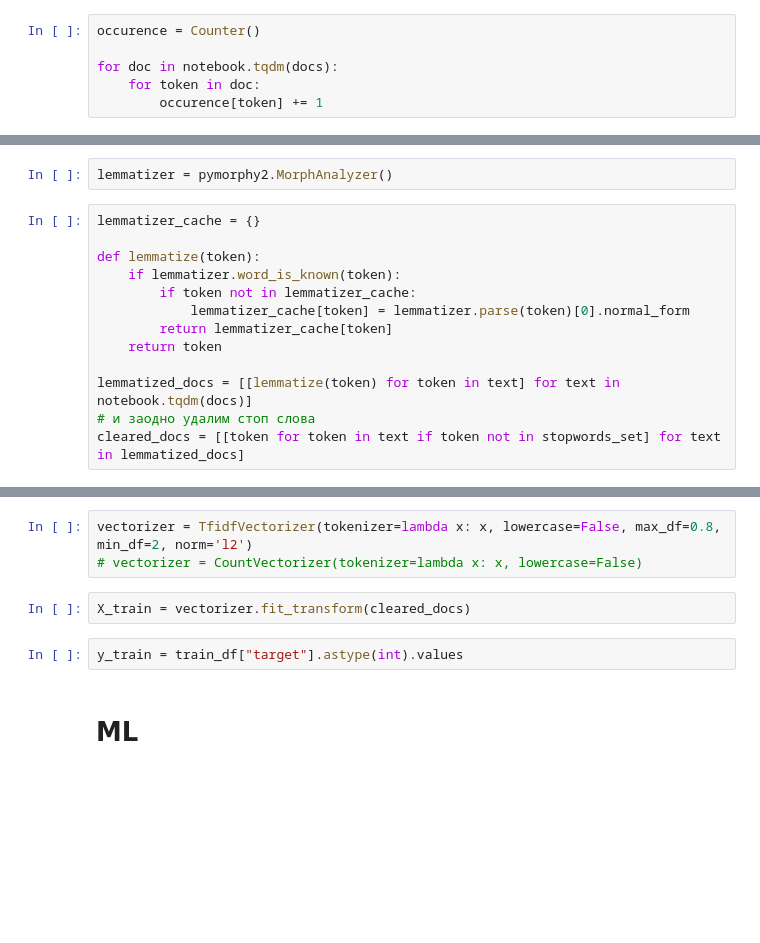
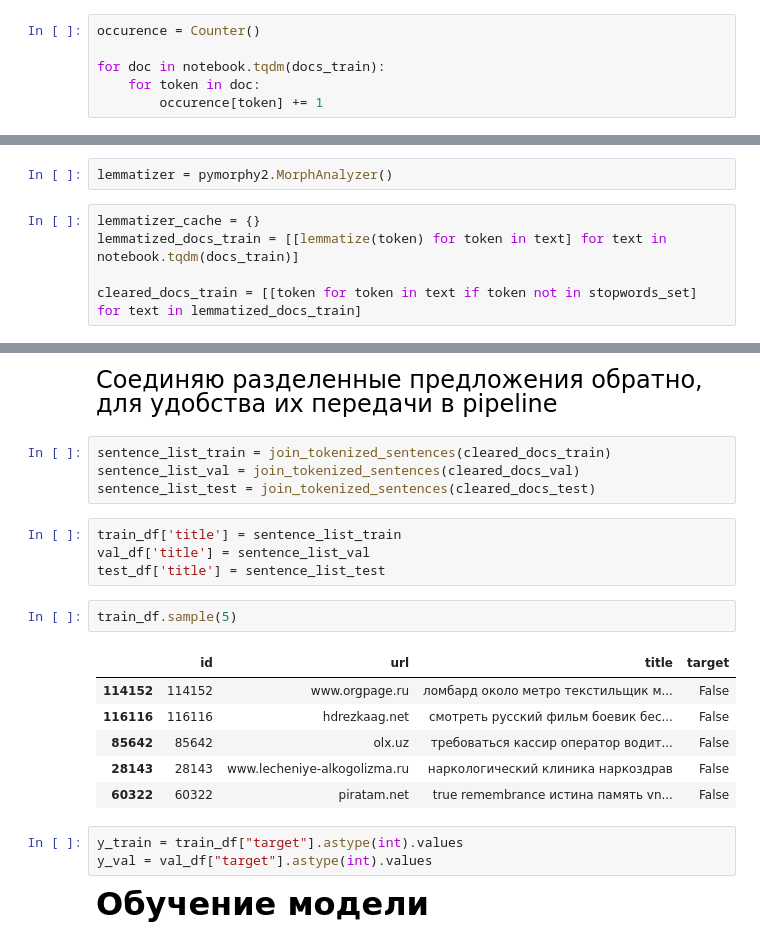
Before and after one commit to RomanSafronenkov/Kaggle, a Jupyter notebook: Технопарк/Kaggle Porn Detection/Safronenkov R. S. PORN DETECTION KAGGLE.ipynb, the cells around one changed output, grey strips where cells are left out. Saved outputs shown, nothing was run; the diff lists cells and outputs as text; blank space fills up the shorter version.

```diff
--- a/Технопарк/Kaggle Porn Detection/Safronenkov R. S. PORN DETECTION KAGGLE.ipynb
+++ b/Технопарк/Kaggle Porn Detection/Safronenkov R. S. PORN DETECTION KAGGLE.ipynb
@@ -79,7 +117,7 @@ docs = [tokenize_text(text) for text in notebook.tqdm(corpus)]
 # %%
 occurence = Counter()
 
-for doc in notebook.tqdm(docs):
+for doc in notebook.tqdm(docs_train):
     for token in doc:
         occurence[token] += 1
 # %%
@@ -113,14 +153,6 @@ stopwords_set = set(stopwords)
 lemmatizer = pymorphy2.MorphAnalyzer()
 # %%
 lemmatizer_cache = {}
+lemmatized_docs_train = [[lemmatize(token) for token in text] for text in notebook.tqdm(docs_train)]
 
-def lemmatize(token):
-    if lemmatizer.word_is_known(token):
-        if token not in lemmatizer_cache:
-            lemmatizer_cache[token] = lemmatizer.parse(token)[0].normal_form
-        return lemmatizer_cache[token]
-    return token
-
-lemmatized_docs = [[lemmatize(token) for token in text] for text in notebook.tqdm(docs)]
-# и заодно удалим стоп слова
-cleared_docs = [[token for token in text if token not in stopwords_set] for text in lemmatized_docs]
+cleared_docs_train = [[token for token in text if token not in stopwords_set] for text in lemmatized_docs_train]
@@ -173,9 +186,24 @@ cleared_docs[0]
-# %%
-vectorizer = TfidfVectorizer(tokenizer=lambda x: x, lowercase=False, max_df=0.8, min_df=2, norm='l2')
-# vectorizer = CountVectorizer(tokenizer=lambda x: x, lowercase=False)
-# %%
-X_train = vectorizer.fit_transform(cleared_docs)
+# %% [markdown]
+<font color='black' size=5 face='Times New Roman'>Соединяю разделенные предложения обратно, для удобства их передачи в pipeline</font>
+# %%
+sentence_list_train = join_tokenized_sentences(cleared_docs_train)
+sentence_list_val = join_tokenized_sentences(cleared_docs_val)
+sentence_list_test = join_tokenized_sentences(cleared_docs_test)
+# %%
+train_df['title'] = sentence_list_train
+val_df['title'] = sentence_list_val
+test_df['title'] = sentence_list_test
+# %%
+train_df.sample(5)
+# %% [output]
+|  | id | url | title | target |
+| 114152 | 114152 | www.orgpage.ru | ломбард около метро текстильщик м... | False |
+| 116116 | 116116 | hdrezkaag.net | смотреть русский фильм боевик бес... | False |
+| 85642 | 85642 | olx.uz | требоваться кассир оператор водит... | False |
+| 28143 | 28143 | www.lecheniye-alkogolizma.ru | наркологический клиника наркоздрав | False |
+| 60322 | 60322 | piratam.net | true remembrance истина память vn... | False |
 # %%
 y_train = train_df["target"].astype(int).values
+y_val = val_df["target"].astype(int).values
-# %% [markdown]
-# ML
+# %% [markdown]
+<font color='black' size=6 face='Times New Roman'><b>Обучение модели</b></font>
```
Also changed, not shown: parts of 49 cells of this notebook, 3 other files.
